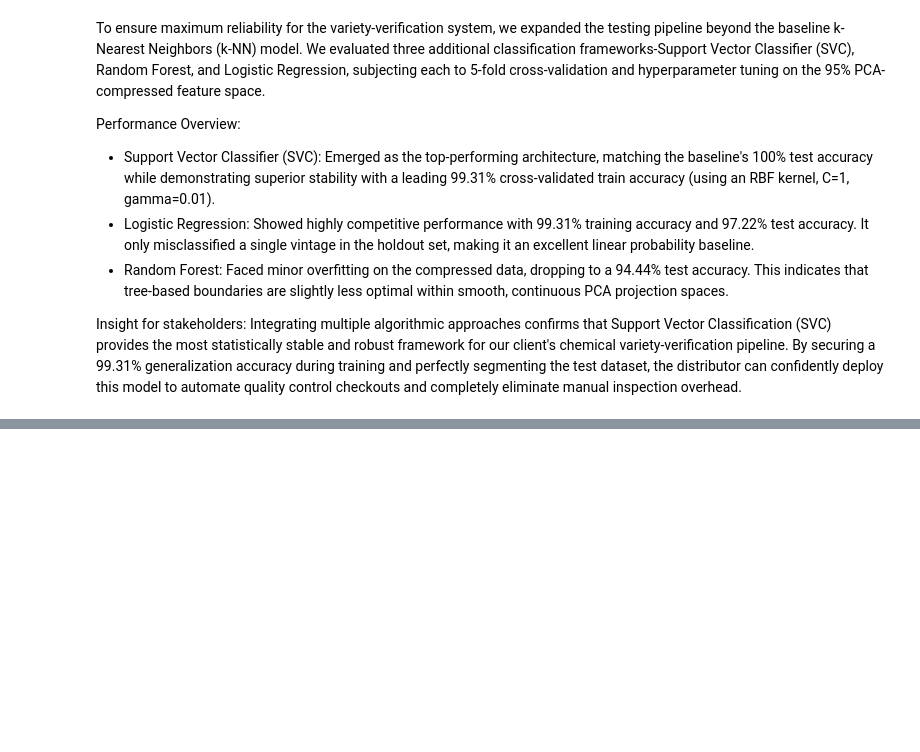
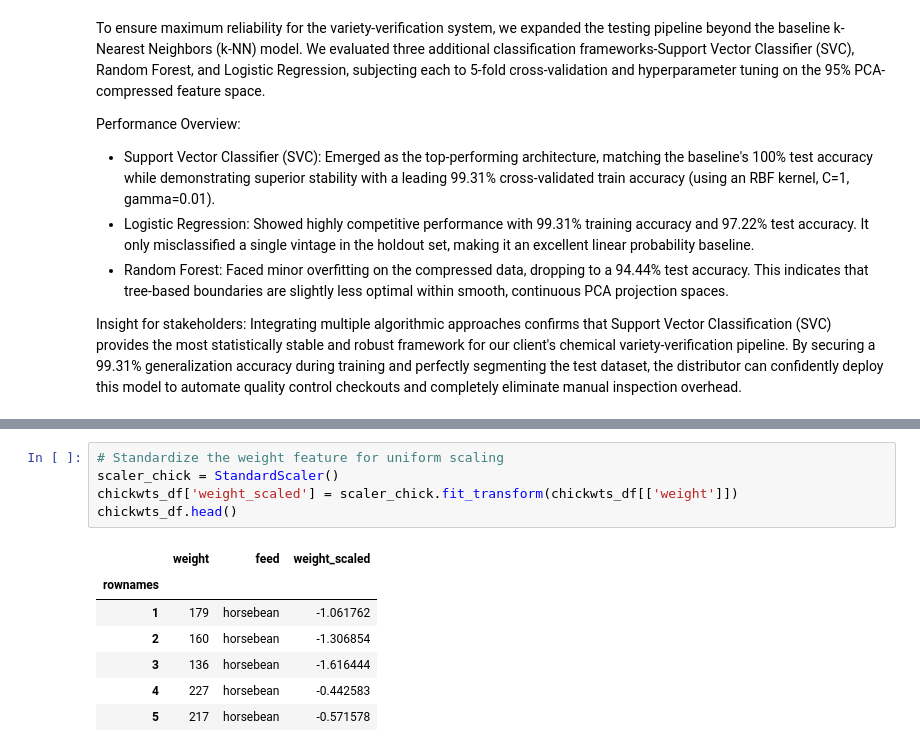
Before and after one commit to Kayce-joy/DataVine-Analytics, a Jupyter notebook: 8.ipynb, the cells around one changed output, grey strips where cells are left out. Saved outputs shown, nothing was run; the diff lists cells and outputs as text; blank space fills up the shorter version.

```diff
--- a/8.ipynb
+++ b/8.ipynb
@@ -396,0 +400,13 @@ Insight for stakeholders: Integrating multiple algorithmic approaches confirms t
+# %%
+# Standardize the weight feature for uniform scaling
+scaler_chick = StandardScaler()
+chickwts_df['weight_scaled'] = scaler_chick.fit_transform(chickwts_df[['weight']])
+chickwts_df.head()
+# %% [output]
+|  | weight | feed | weight_scaled |
+| rownames |  |  |  |
+| 1 | 179 | horsebean | -1.061762 |
+| 2 | 160 | horsebean | -1.306854 |
+| 3 | 136 | horsebean | -1.616444 |
+| 4 | 227 | horsebean | -0.442583 |
+| 5 | 217 | horsebean | -0.571578 |
```
Also changed, not shown: parts of 10 cells of this notebook.
